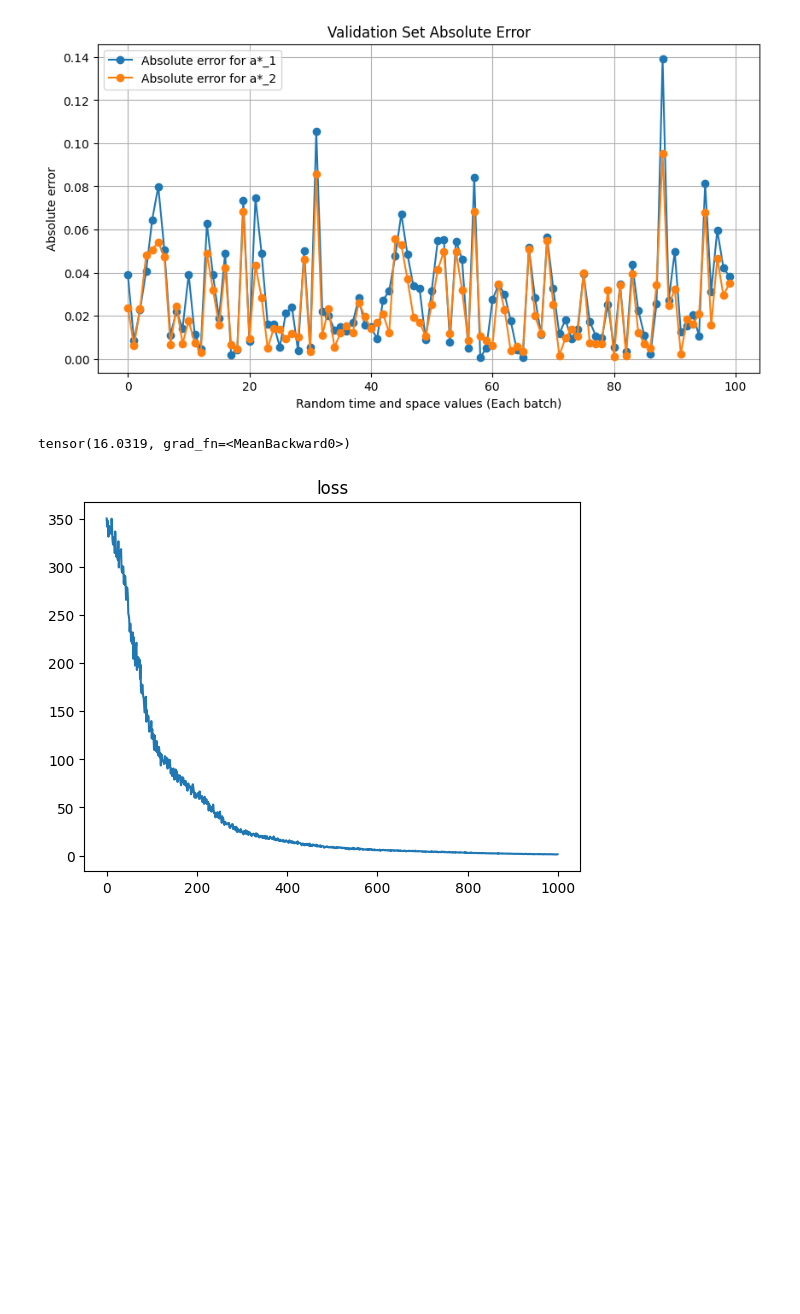
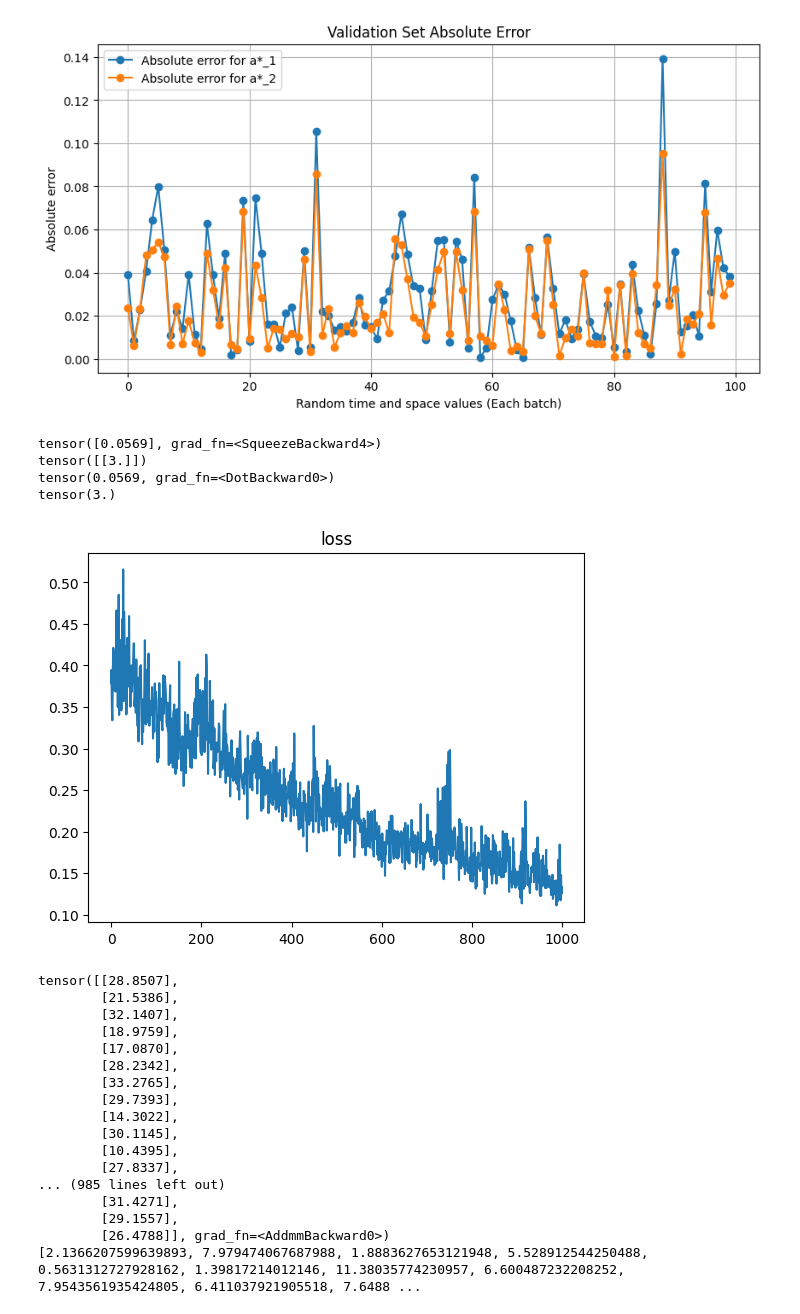
Before and after one commit to axelk99/SCDAA, a Jupyter notebook: Untitled.ipynb, the cells around one changed output. Cells and saved outputs as stored; diff of their text form; code cells hidden in the pictures; blank space fills up the shorter version.

```diff
--- a/Untitled.ipynb
+++ b/Untitled.ipynb
@@ -394,12 +397,12 @@ time_std = time.std()
 space = (space-space_mean)/space_std
 time = (time - time_mean)/time_std
 
-
+s = torch.tensor([[0.1, 0.4]], dtype = torch.float64)
 
 T = 1
-num_epochs = 1000
+num_epochs = 3000
 
-a = torch.tensor([1, 1]).float()
+a = torch.tensor([[1, 1]]).float()
 
 losses = []
 for i in tqdm(range(num_epochs)):
@@ -414,11 +417,13 @@ for i in tqdm(range(num_epochs)):
     grad_u_x = dgm.get_gradient(u_of_tx, space).float()
     grad_u_t = dgm.get_gradient(u_of_tx, time).float()
     laplacian = dgm.get_laplacian(grad_u_x, space).float()
-    target_functional = torch.zeros(batch_size)
+    target_functional = torch.zeros(batch_size, 1)
     pde = torch.zeros(len(u_of_tx))
     #pde = grad_u_t + 0.5*torch.trace(s@s.T * laplacian) + grad_u_x @ H.float() @ space_d.T + grad_u_x @ M.float() @ a.T + space_d @ C.float() @ space_d.T + a@D.float()@a.T
+
+
     for i in range(batch_size):
-        pde[i] = grad_u_t[i] + 0.5*s@s.T * laplacian[i] + grad_u_x[i] @ H.float() @ space_d[i].T + grad_u_x[i] @ M.float() @ a.T + space_d[i] @ C.float() @ space_d[i].T + a@D.float()@a.T
+        pde[i] = grad_u_t[i] + 0.5*torch.trace(s.T@s * laplacian[i]) + grad_u_x[i] @ H.float() @ space_d[i].T + grad_u_x[i] @ M.float() @ a.T + space_d[i] @ C.float() @ space_d[i].T + a@D.float()@a.T
 
 
     MSE_functional = criterion(pde, target_functional)
@@ -426,7 +431,7 @@ for i in tqdm(range(num_epochs)):
     u_of_Tx = model_dgm(torch.tensor([T]).repeat(batch_size, 1), space)
 
 
-    target_terminal = torch.zeros(batch_size)
+    target_terminal = torch.zeros(batch_size, 1)
     for i in range(batch_size):
         target_terminal[i] = space_d[i] @ R.float() @ space_d[i].T
 
@@ -439,19 +444,53 @@ for i in tqdm(range(num_epochs)):
     optimiser.step()
     scheduler.step()
 # %%
+
+a = torch.tensor([[1, 1]]).float()
+print(grad_u_x[10] @ M.float() @ a.T )
+print(a@D.float()@a.T)
+a = torch.tensor([1, 1]).float()
+print(grad_u_x[10] @ M.float() @ a.T )
+print(a@D.float()@a.T)
+
 space = torch.rand(batch_size, 2, dtype=torch.float32, requires_grad=True) * 6 - 3
 time = torch.rand(batch_size, 1, dtype = torch.float32, requires_grad=True) * T
 
+plt.plot(losses[-1000:])
+plt.title("loss")
+plt.show()
 
 #print(model_dgm(time, space))
-print(torch.mean(model_dgm(time, space)))
+print(model_dgm(time, space))
 
-space = torch.rand(batch_size, 1, 2) * 6 - 3
-space = space.type(torch.float64)
+test = []
+for _ in range(100):
+    space = torch.rand(batch_size, 1, 2) * 6 - 3
+    space = space.type(torch.float64)
 
-plt.plot(losses)
-plt.title("loss")
-plt.show()
+    time = torch.rand(batch_size, dtype = torch.float32) * T
+    J_arr = LQR.monte_carlo_v1(time, space, N=500, N_mc=500)
+    test.append(torch.mean(J_arr).item())
+print(test)
 # %% [output]
-tensor(16.0319, grad_fn=<MeanBackward0>)
+tensor([0.0569], grad_fn=<SqueezeBackward4>)
+tensor([[3.]])
+tensor(0.0569, grad_fn=<DotBackward0>)
+tensor(3.)
-[figure, old version]
+[figure, new version]
+tensor([[28.8507],
+        [21.5386],
+        [32.1407],
+        [18.9759],
+        [17.0870],
+        [28.2342],
+        [33.2765],
+        [29.7393],
+        [14.3022],
+        [30.1145],
+        [10.4395],
+        [27.8337],
+... (985 lines left out)
+        [31.4271],
+        [29.1557],
+        [26.4788]], grad_fn=<AddmmBackward0>)
+[2.1366207599639893, 7.979474067687988, 1.8883627653121948, 5.528912544250488, 0.5631312727928162, 1.39817214012146, 11.38035774230957, 6.600487232208252, 7.9543561935424805, 6.411037921905518, 7.6488 ...
```
Also changed, not shown: parts of 1 cell of this notebook, 1 other file.
